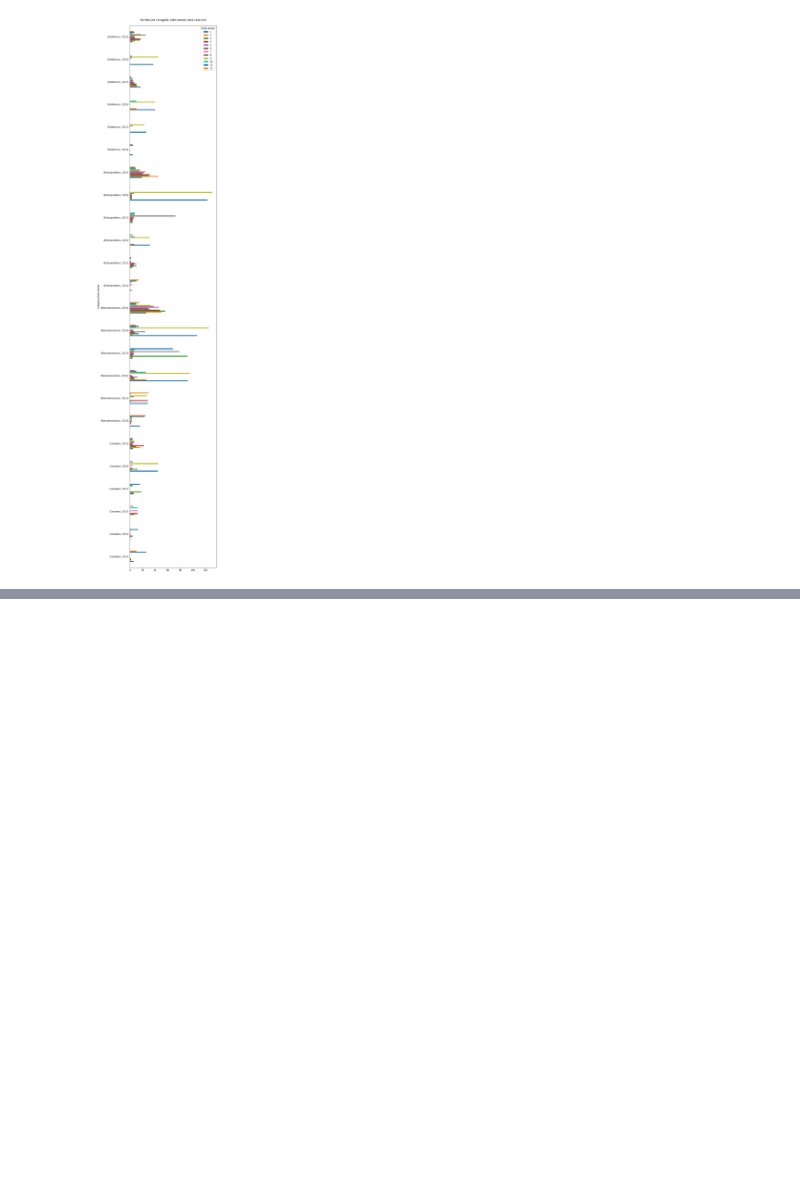
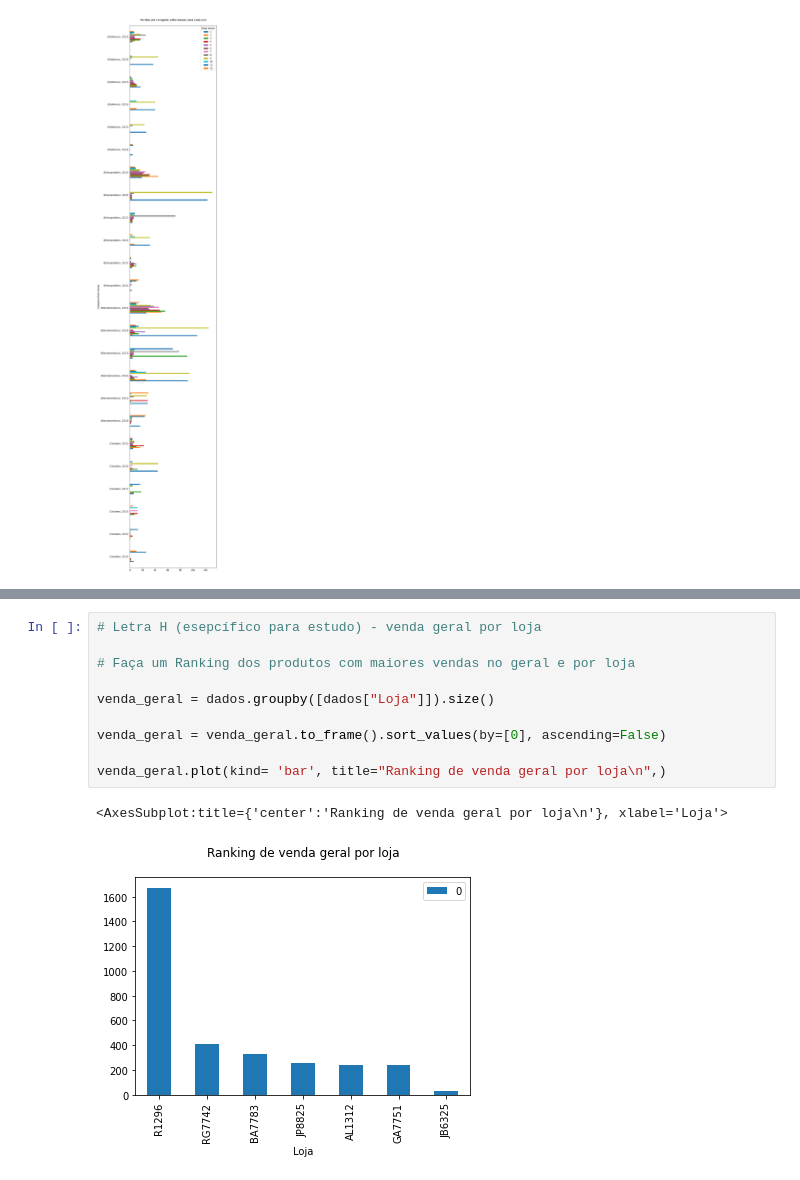
Before and after one commit to lohhans/Ciencia-de-Dados, a Jupyter notebook: 1VA/1VA.ipynb, the cells around one changed output, grey strips where cells are left out. Drawn from its saved outputs; the diff is of its cells as text; blank space fills up the shorter version.

```diff
--- a/1VA/1VA.ipynb
+++ b/1VA/1VA.ipynb
@@ -155,0 +172,13 @@ total_vendas_por_ano_e_categoria.plot(kind='bar', figsize= (20,8), title="Vendas
+# %%
+# Letra H (esepcífico para estudo) - venda geral por loja
+
+# Faça um Ranking dos produtos com maiores vendas no geral e por loja
+
+venda_geral = dados.groupby([dados["Loja"]]).size()
+
+venda_geral = venda_geral.to_frame().sort_values(by=[0], ascending=False)
+
+venda_geral.plot(kind= 'bar', title="Ranking de venda geral por loja\n",)
+# %% [output]
+<AxesSubplot:title={'center':'Ranking de venda geral por loja\n'}, xlabel='Loja'>
+[figure, added]
```
Also changed, not shown: parts of 4 cells of this notebook.
